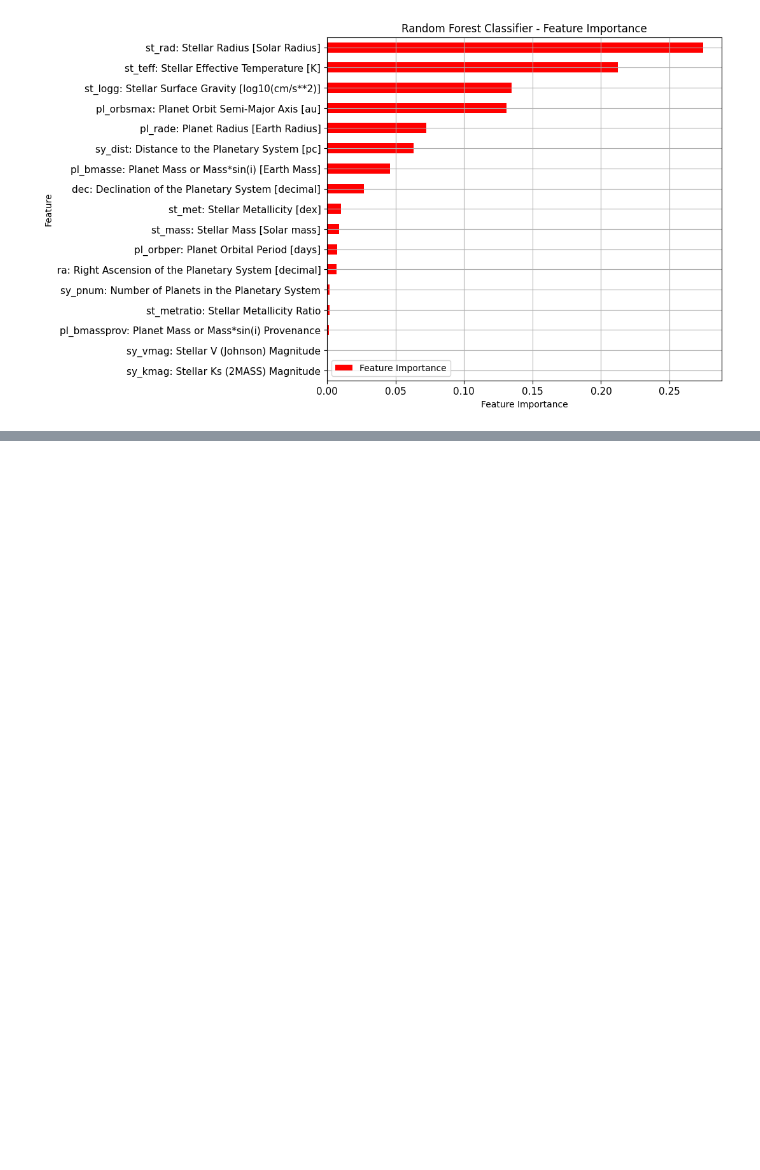
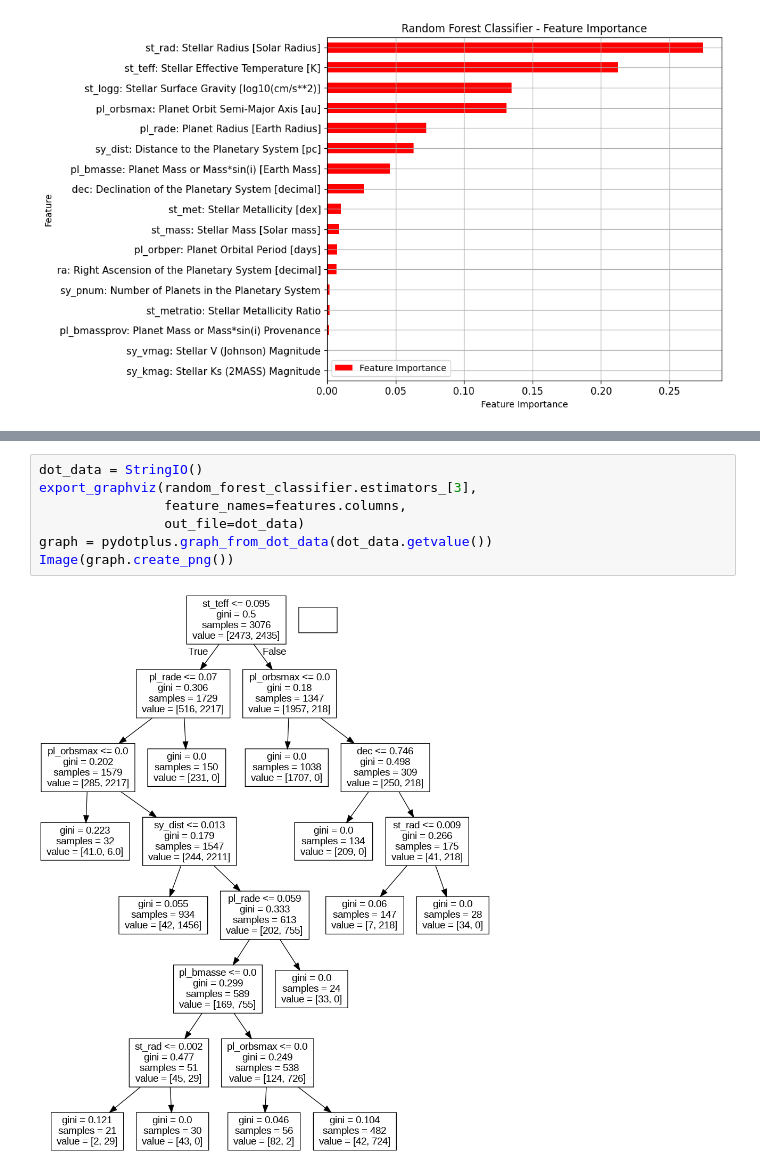
Before and after one commit to christinaxliu/research, a Jupyter notebook: JPL-Caltech/GalaxiesPaper2024/HabitableExoplanetClassifiers/KNN-RandomForest-XGBoost-Classifiers.ipynb, the cells around one changed output, grey strips where cells are left out. Saved outputs shown, nothing was run; the diff lists cells and outputs as text; blank space fills up the shorter version.

```diff
--- a/JPL-Caltech/GalaxiesPaper2024/HabitableExoplanetClassifiers/KNN-RandomForest-XGBoost-Classifiers.ipynb
+++ b/JPL-Caltech/GalaxiesPaper2024/HabitableExoplanetClassifiers/KNN-RandomForest-XGBoost-Classifiers.ipynb
@@ -614,3 +632,12 @@ feature_importances
+# %%
+dot_data = StringIO()
+export_graphviz(random_forest_classifier.estimators_[3],
+                feature_names=features.columns,
+                out_file=dot_data)
+graph = pydotplus.graph_from_dot_data(dot_data.getvalue())
+Image(graph.create_png())
+# %% [output]
+[figure, added]
 # %%
 # Train a XGBoost classifier
 xgb_classifier = XGBClassifier(n_estimators=9,
```
Also changed, not shown: parts of 9 cells of this notebook.
